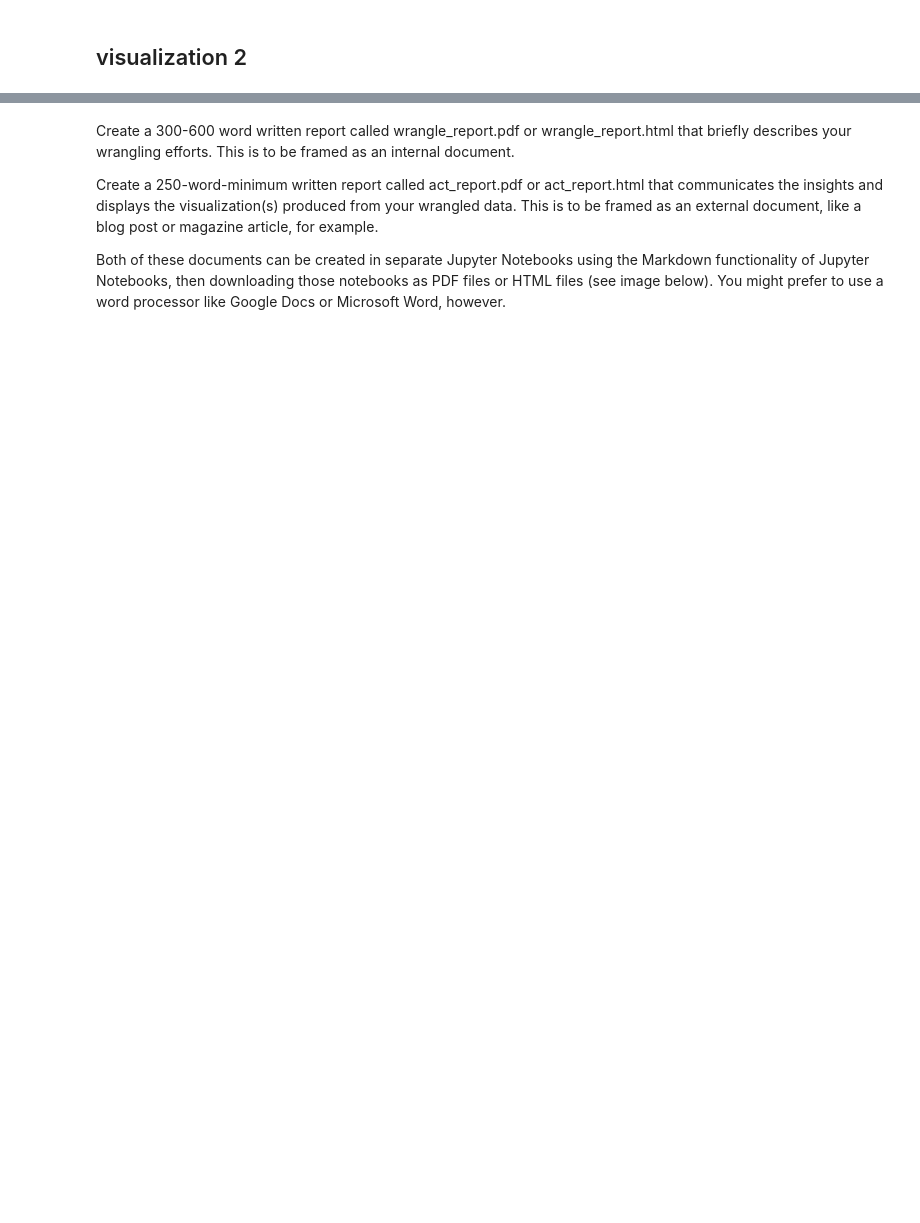
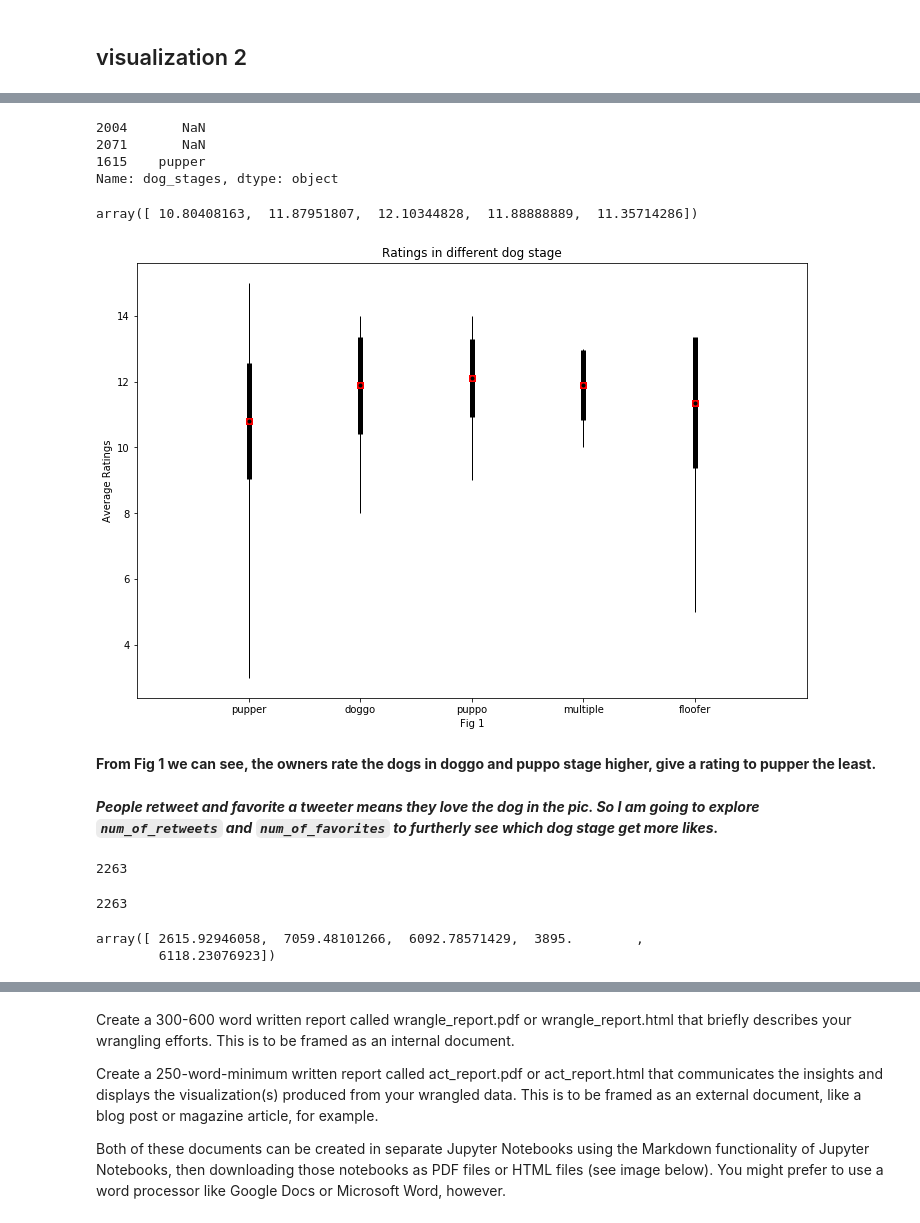
Before and after one commit to EllenZhangYarong/DataScience, a Jupyter notebook: DAND/CapstoneProjects/Project3_Twitter_WeRateDogs/wrangle_act.ipynb, the cells around one changed output, grey strips where cells are left out. Saved outputs shown, nothing was run; the diff lists cells and outputs as text; code cells hidden in the pictures; blank space fills up the shorter version.

```diff
--- a/DAND/CapstoneProjects/Project3_Twitter_WeRateDogs/wrangle_act.ipynb
+++ b/DAND/CapstoneProjects/Project3_Twitter_WeRateDogs/wrangle_act.ipynb
@@ -986,0 +1058,69 @@ plt.show()
+# %%
+# modify uncommon ratings(which is above 15) to 15
+mask = df.rating_numerator > 15
+column_name = 'rating_numerator'
+df.loc[mask, column_name] = 15
+# %%
+df.sample(3).dog_stages
+# %% [output]
+2004       NaN
+2071       NaN
+1615    pupper
+Name: dog_stages, dtype: object
+# %%
+df_pupper = df[df['dog_stages']=="pupper"]
+df_doggo = df[df['dog_stages']=="doggo"]
+df_puppo = df[df['dog_stages']=="puppo"]
+df_floofer = df[df['dog_stages']=="floofer"]
+df_multiple = df[df['dog_stages']=="multiple"]
+
+array_stages = [df_pupper,df_doggo, df_puppo,df_floofer, df_multiple]
+# %%
+def mean_std(array, factor):
+
+    mean_stage = []
+    std_stage = []
+    max_stage = []
+    min_stage = []
+
+    for i in range(len(array)):
+        mean_stage.append(array[i][factor].mean())
+        std_stage.append(array[i][factor].std())
+        max_stage.append(array[i][factor].max())
+        min_stage.append(array[i][factor].min())
+
+    return np.array(mean_stage), np.array(std_stage), np.array(max_stage), np.array(min_stage)
+# %%
+mean_stage, std_stage, max_stage, min_stage = mean_std(array_stages, 'rating_numerator')
+# %%
+mean_stage
+# %% [output]
+array([ 10.80408163,  11.87951807,  12.10344828,  11.88888889,  11.35714286])
+# %%
+fig, ax = plt.subplots(figsize=(12,8))
+
+plt.errorbar(np.arange(5), mean_stage, std_stage, fmt='ok', lw=5 ,mfc='green' , mec='red', ms=5, mew=2, marker="s")
+plt.errorbar(np.arange(5), mean_stage, [mean_stage - min_stage, max_stage - mean_stage], fmt='.k',  lw=1)
+plt.ylabel("Average Ratings")
+plt.xlabel('Fig 1')
+plt.title("Ratings in different dog stage")
+plt.xlim(-1, 5)
+plt.setp(ax, xticks=[y  for y in range(len(array_stages))],
+         xticklabels=['pupper', 'doggo', 'puppo', 'multiple', 'floofer'])
+plt.show()
+# %% [output]
+[figure, added]
+# %% [markdown]
+**From Fig 1 we can see, the owners rate the dogs in doggo and puppo stage higher, give a rating to pupper the least.**
+# %% [markdown]
+***People retweet and favorite a tweeter means they love the dog in the pic. So I am going to explore `num_of_retweets` and `num_of_favorites` to furtherly see which dog stage get more likes.***
+# %%
+df_retweets = df.num_of_retweets.dropna()
+df_retweets.shape[0]
+# %% [output]
+2263
+# %%
+df_favorites = df.num_of_favorites.dropna()
+df_favorites.shape[0]
+# %% [output]
+2263
@@ -986,0 +1129,5 @@ plt.show()
+# %%
+means_retweet
+# %% [output]
+array([ 2615.92946058,  7059.48101266,  6092.78571429,  3895.        ,
+        6118.23076923])
```
Also changed, not shown: parts of 56 cells of this notebook.
